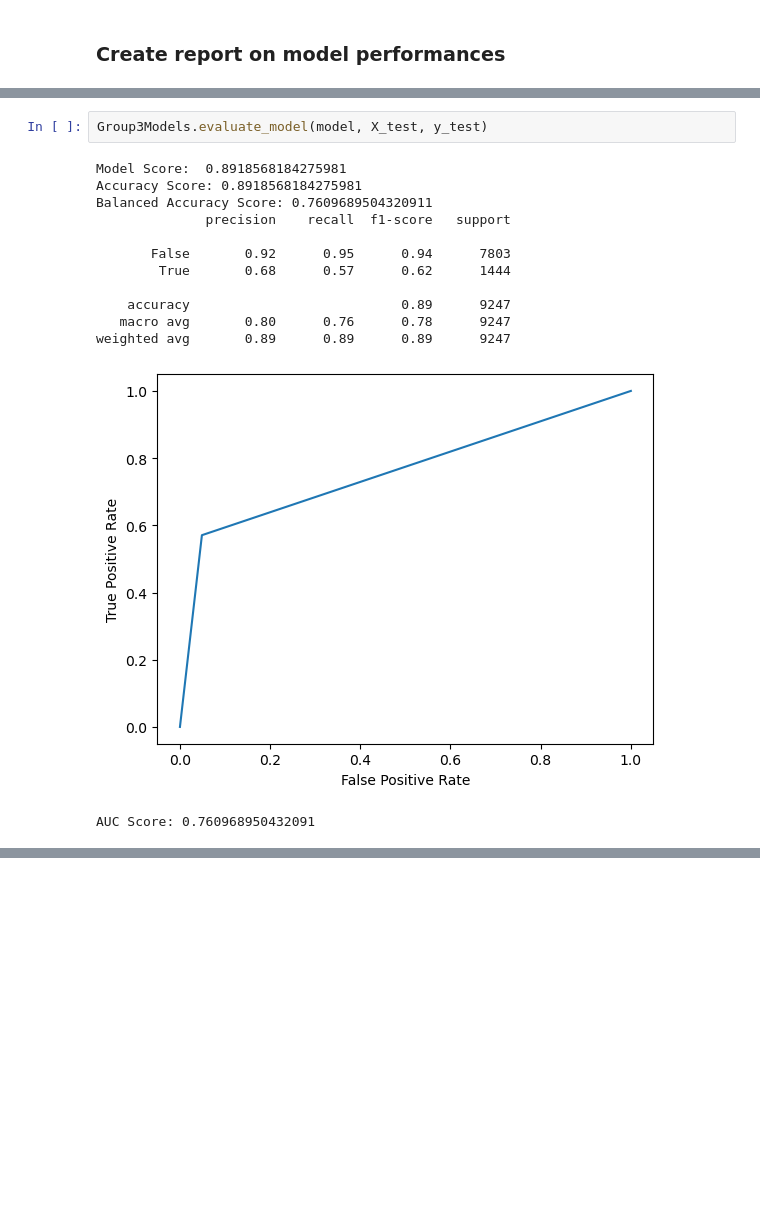
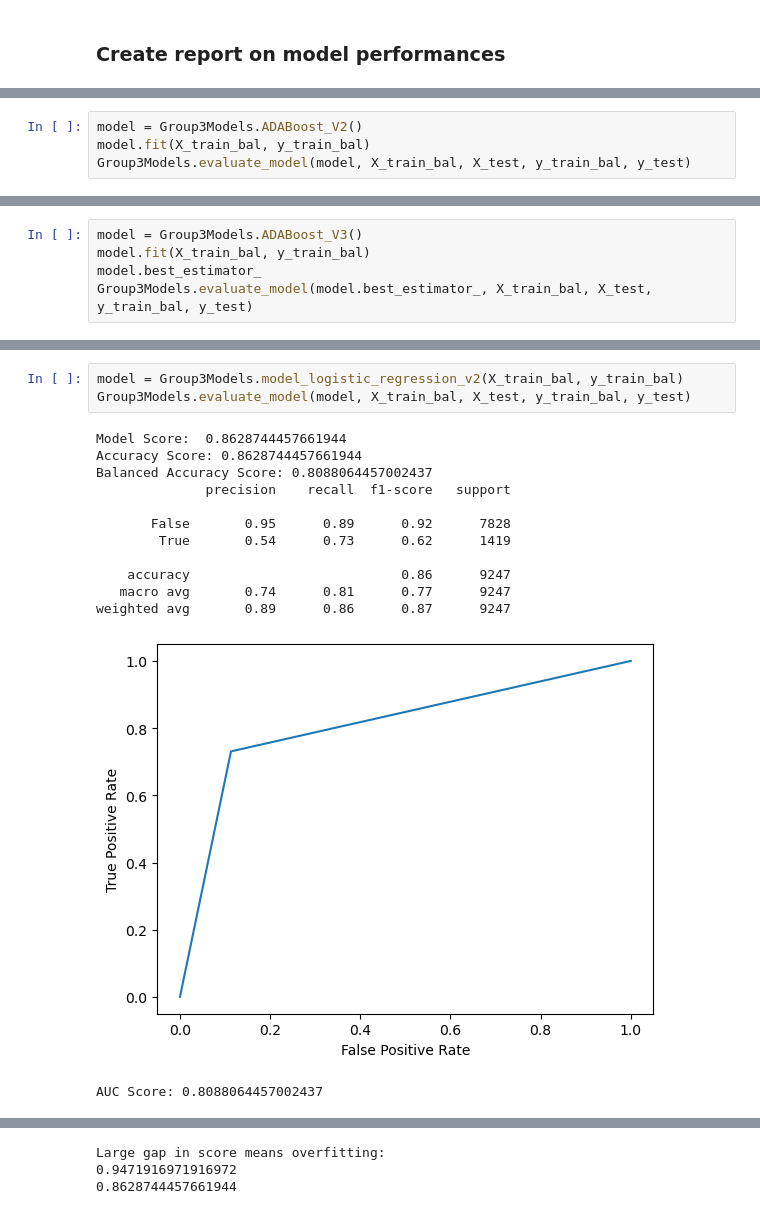
Before and after one commit to DaxKelson/aibootcampGroup3Project2, a Jupyter notebook: Project2.ipynb, the cells around one changed output, grey strips where cells are left out. Saved outputs shown, nothing was run; the diff lists cells and outputs as text; blank space fills up the shorter version.

Commit message:
added scoring between train and test sets so we can spot overfitting better started adding model printouts to the end of the project2 file so we can grab the reports for the csv file.

```diff
--- a/Project2.ipynb
+++ b/Project2.ipynb
@@ -191,0 +134,4 @@ Fitting 5 folds for each of 9 candidates, totalling 45 fits
+# %%
+model = Group3Models.ADABoost_V2()
+model.fit(X_train_bal, y_train_bal)
+Group3Models.evaluate_model(model, X_train_bal, X_test, y_train_bal, y_test)
@@ -191,0 +143,5 @@ Fitting 5 folds for each of 9 candidates, totalling 45 fits
+# %%
+model = Group3Models.ADABoost_V3()
+model.fit(X_train_bal, y_train_bal)
+model.best_estimator_
+Group3Models.evaluate_model(model.best_estimator_, X_train_bal, X_test, y_train_bal, y_test)
@@ -232,16 +187,17 @@ Fitting 5 folds for each of 9 candidates, totalling 45 fits
 # %%
-Group3Models.evaluate_model(model, X_test, y_test)
+model = Group3Models.model_logistic_regression_v2(X_train_bal, y_train_bal)
+Group3Models.evaluate_model(model, X_train_bal, X_test, y_train_bal, y_test)
 # %% [output]
-Model Score:  0.8918568184275981
-Accuracy Score: 0.8918568184275981
-Balanced Accuracy Score: 0.7609689504320911
+Model Score:  0.8628744457661944
+Accuracy Score: 0.8628744457661944
+Balanced Accuracy Score: 0.8088064457002437
               precision    recall  f1-score   support
 
-       False       0.92      0.95      0.94      7803
-        True       0.68      0.57      0.62      1444
+       False       0.95      0.89      0.92      7828
+        True       0.54      0.73      0.62      1419
 
-    accuracy                           0.89      9247
-   macro avg       0.80      0.76      0.78      9247
-weighted avg       0.89      0.89      0.89      9247
+    accuracy                           0.86      9247
+   macro avg       0.74      0.81      0.77      9247
+weighted avg       0.89      0.86      0.87      9247
-[figure, old version]
+[figure, new version]
-AUC Score: 0.760968950432091
+AUC Score: 0.8088064457002437
@@ -248,0 +205,3 @@ AUC Score: 0.760968950432091
+Large gap in score means overfitting:
+0.9471916971916972
+0.8628744457661944
```
Also changed, not shown: parts of 16 cells of this notebook, 1 other file.
